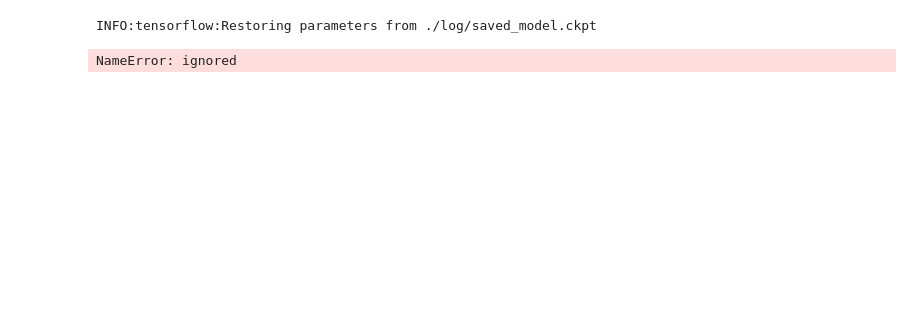
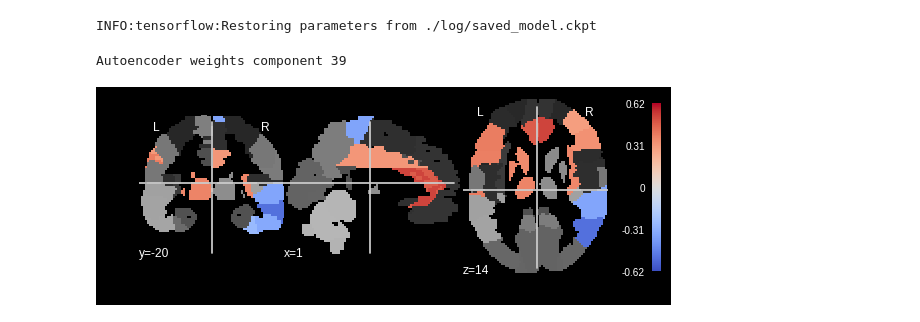
Before and after one commit to ku-milab/Neuroimage-Analysis-Tutorial, a Jupyter notebook: 2. 딥 뉴럴 네트워크 기반 Resting-State fMRI 분석 실습/KHBM_dnn_fmri.ipynb, the cells around one changed output. Saved outputs shown, nothing was run; the diff lists cells and outputs as text; code cells hidden in the pictures; blank space fills up the shorter version.

```diff
--- a/2. 딥 뉴럴 네트워크 기반 Resting-State fMRI 분석 실습/KHBM_dnn_fmri.ipynb
+++ b/2. 딥 뉴럴 네트워크 기반 Resting-State fMRI 분석 실습/KHBM_dnn_fmri.ipynb
@@ -540,21 +590,16 @@ AE_mixing_matrix = weights_dict['decoder_h%d' % (len(decoder_arch)-1)]
 # %% [output]
 INFO:tensorflow:Restoring parameters from ./log/saved_model.ckpt
 # %%
+AE_component = 39 #Please choose the component
+print('Autoencoder weights component %d' % AE_component)
 
-AE_component = 15 #Please choose the component
-print('Autoencoder weights component %d' % component)
-
-# Normalize estimated components, for thresholding to make sense
-AE_mixing_matrix -= AE_mixing_matrix.mean(axis=0)
-AE_mixing_matrix /= AE_mixing_matrix.std(axis=0)
-
-# Thresholding
-AE_mixing_matrix[np.abs(AE_mixing_matrix) < .9] = 0
+AE_mixing_matrix[np.abs(AE_mixing_matrix) < (AE_mixing_matrix.mean(axis=0)+1.5*(AE_mixing_matrix.std(axis=0)))] = 0
 
 mkmaps_AE = regions.signals_to_img_labels(AE_mixing_matrix, atlas_filename, mask_img = None, background_label=0, order='F')
 mkmaps_AE = mkmaps_AE.slicer[:,:,:, AE_component-1]
 
-plotBrain_ae = plotting.plot_stat_map(mkmaps_AE, atlas_filename, colorbar=True)
+plotBrain_ae = plotting.plot_stat_map(mkmaps_AE, atlas_filename, colorbar=True, cmap = 'coolwarm', cut_coords=[1, -20, 14])
 plotting.show()
 # %% [output]
-NameError: ignored
+Autoencoder weights component 39
+[figure, added]
```
Also changed, not shown: parts of 30 cells of this notebook, 32 other files.
